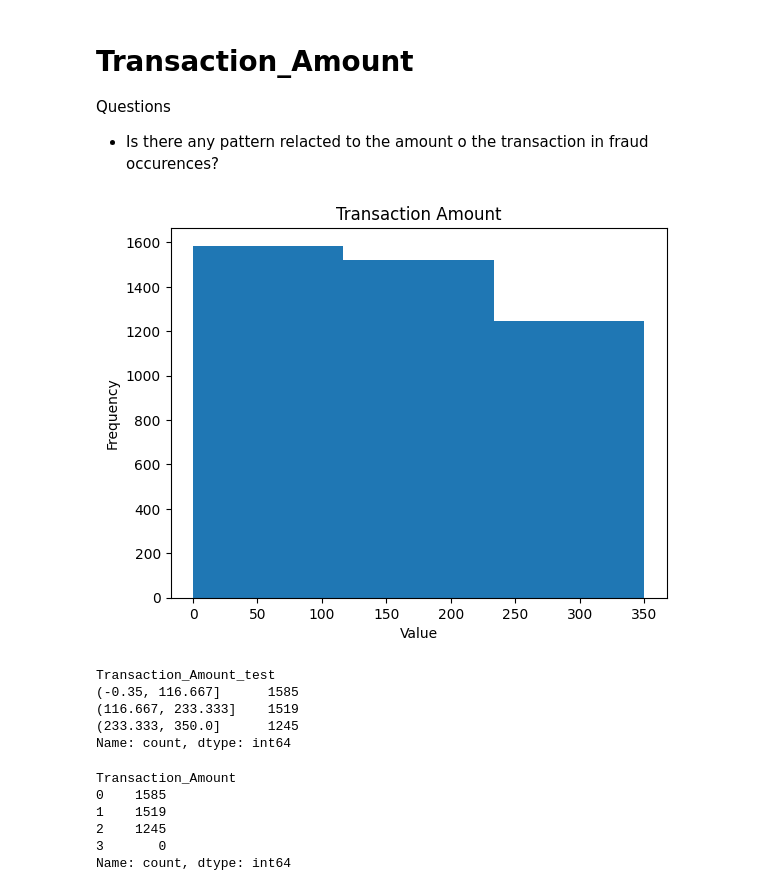
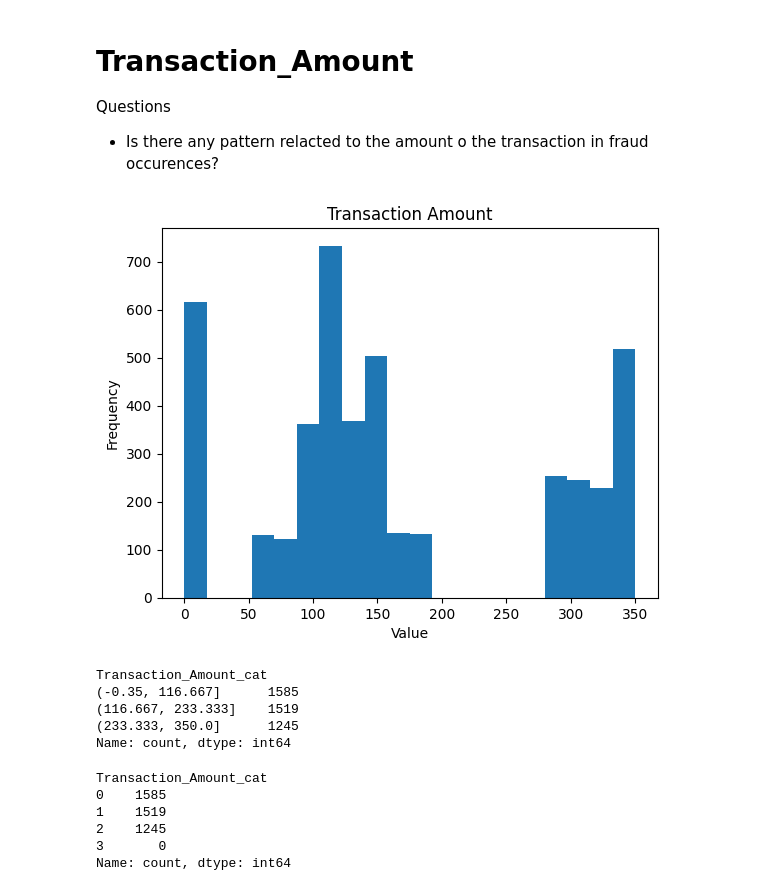
Before and after one commit to barrenha95/maturity_1_local_modularized_deploy, a Jupyter notebook: support_files/analysis.ipynb, the cells around one changed output. Cells and saved outputs as stored; diff of their text form; code cells hidden in the pictures.

```diff
--- a/support_files/analysis.ipynb
+++ b/support_files/analysis.ipynb
@@ -264,20 +264,20 @@ Name: count, dtype: int64
 Questions
 - Is there any pattern relacted to the amount o the transaction in fraud occurences?
 # %%
-plt.hist(X_train['Transaction_Amount'], bins=3)
+plt.hist(X_train['Transaction_Amount'], bins=20)
 plt.title('Transaction Amount')
 plt.xlabel('Value')
 plt.ylabel('Frequency')
 plt.show()
 # %% [output]
-[figure, old version]
+[figure, new version]
 # %%
 
 # Checking the best way to cut the continuous column into bins
-X_train['Transaction_Amount_test'] = pd.cut(X_train['Transaction_Amount'], bins=3) # Creates 5 equal-width bins
-X_train.Transaction_Amount_test.value_counts()
+X_train['Transaction_Amount_cat'] = pd.cut(X_train['Transaction_Amount'], bins=3) # Creates 5 equal-width bins
+X_train.Transaction_Amount_cat.value_counts()
 # %% [output]
-Transaction_Amount_test
+Transaction_Amount_cat
 (-0.35, 116.667]      1585
 (116.667, 233.333]    1519
 (233.333, 350.0]      1245
@@ -292,10 +292,10 @@ Name: count, dtype: int64
 
 bins = [-999999, 115, 230, 350, 99999]
 labels = ['0', '1', '2', '3']
-X_train['Transaction_Amount'] = pd.cut(X_train['Transaction_Amount'] , bins=bins, labels=labels, right=True)
-X_train.Transaction_Amount.value_counts()
+X_train['Transaction_Amount_cat'] = pd.cut(X_train['Transaction_Amount'] , bins=bins, labels=labels, right=True)
+X_train.Transaction_Amount_cat.value_counts()
 # %% [output]
-Transaction_Amount
+Transaction_Amount_cat
 0    1585
 1    1519
 2    1245
```
Also changed, not shown: parts of 15 cells of this notebook, 1 other file.
